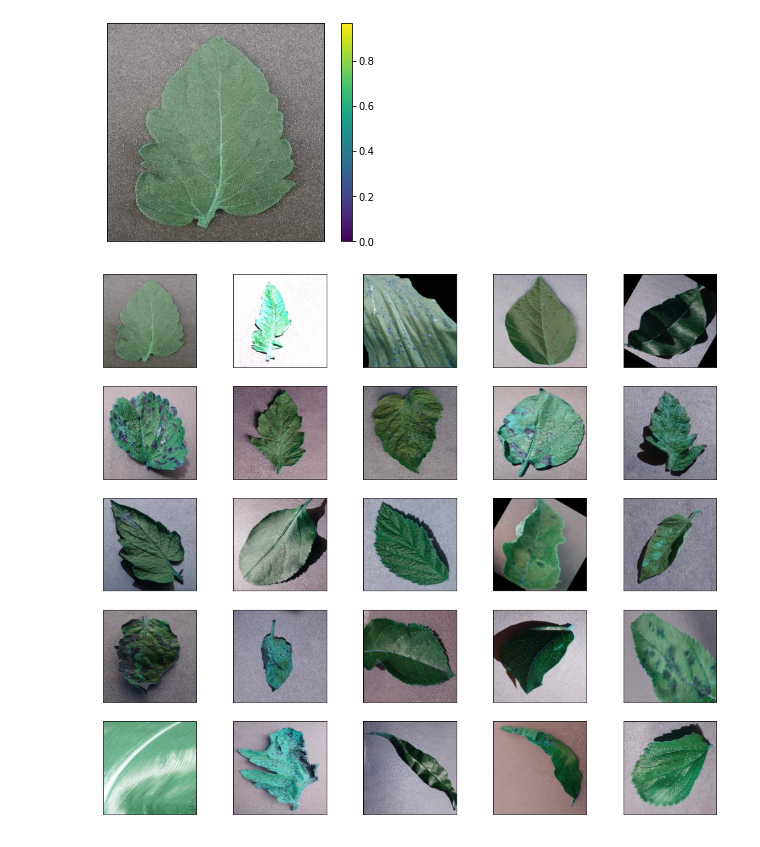
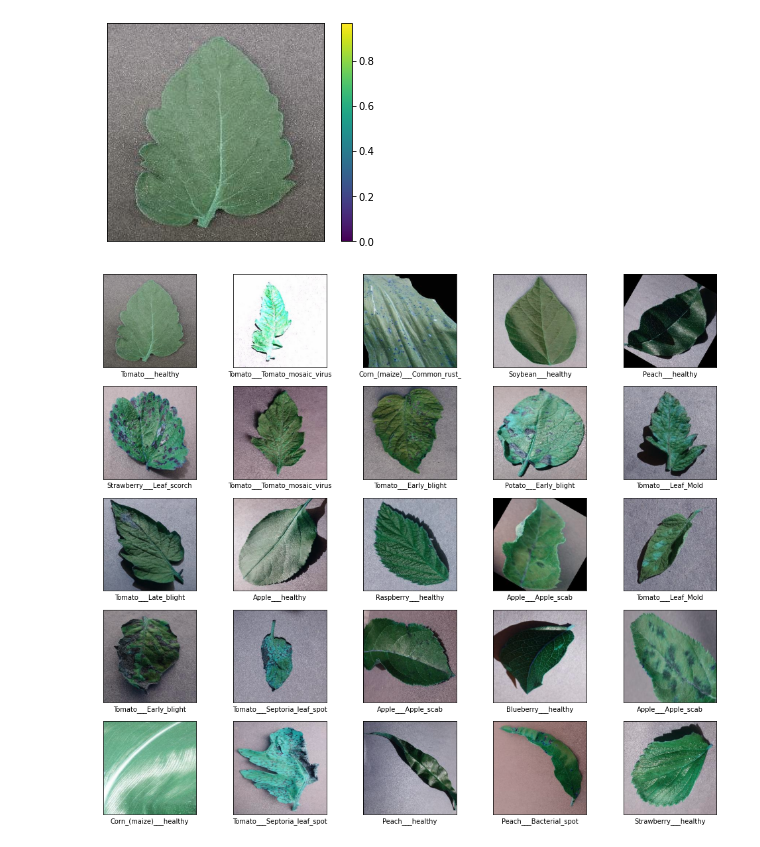
Before and after one commit to mustafamegahed/plant, a Jupyter notebook: loading_the_data.ipynb, the cells around one changed output. Saved outputs shown, nothing was run; the diff lists cells and outputs as text; code cells hidden in the pictures.

```diff
--- a/loading_the_data.ipynb
+++ b/loading_the_data.ipynb
@@ -168,12 +168,12 @@ plt.show()
 # %%
 plt.figure(figsize=(17, 15))
 for i in range (25):
     plt.subplot(5, 5, i+1)
     plt.xticks([])
     plt.yticks([])
     plt.grid(False)
     plt.imshow(X_limited_sh[i])
-    plt.xlabel(conv_dct_rev[y_limited_sh[i]], c='w')
+    plt.xlabel(conv_dct_rev[y_limited_sh[i]])
 plt.show()
 # %% [output]
-[figure, old version]
+[figure, new version]
```
